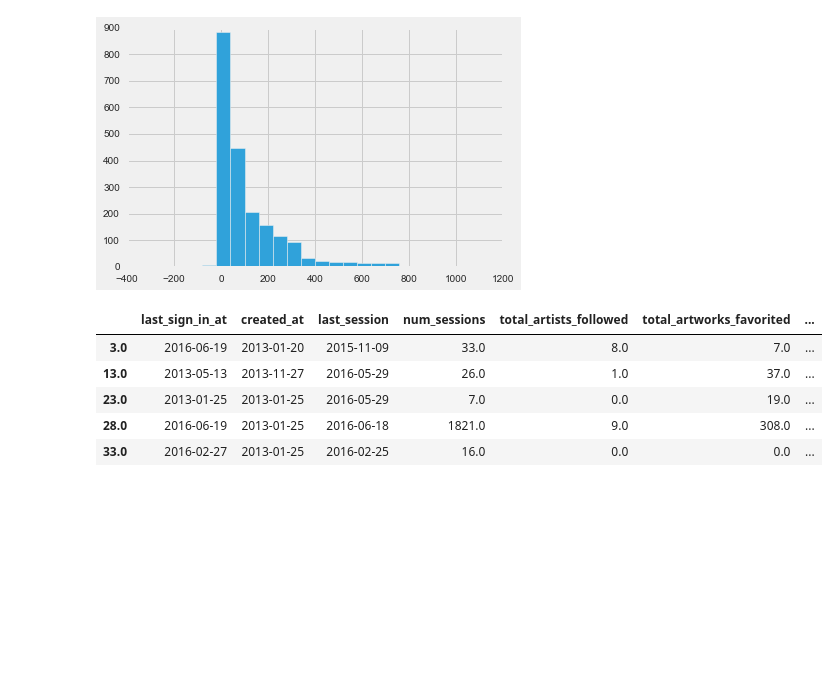
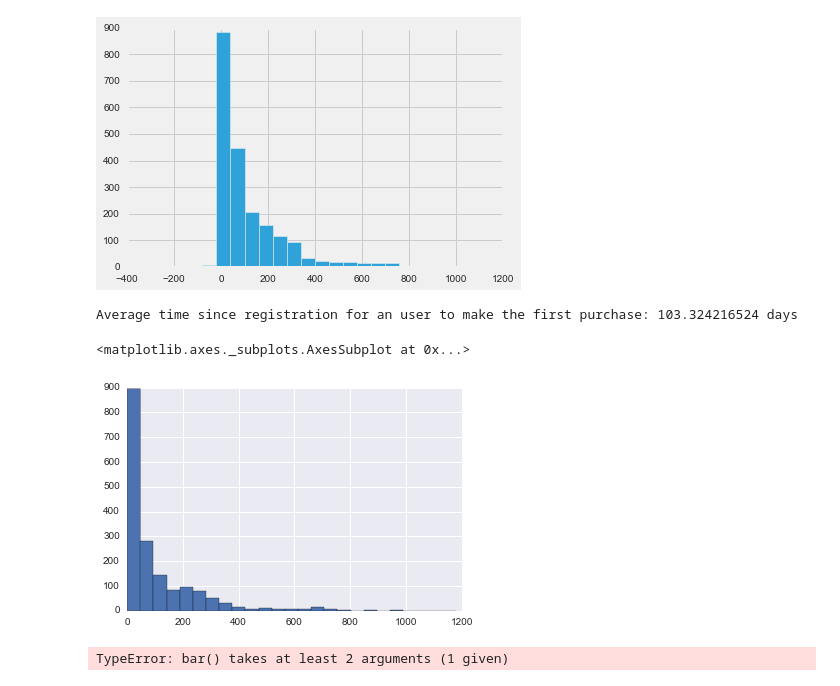
Before and after one commit to pauloarantes/art-project, a Jupyter notebook: clean_code_models.ipynb, the cells around one changed output. Cells and saved outputs as stored; diff of their text form; code cells hidden in the pictures; blank space fills up the shorter version.

```diff
--- a/clean_code_models.ipynb
+++ b/clean_code_models.ipynb
@@ -891,12 +908,23 @@ with plt.style.context('fivethirtyeight'):
     pc.diff_acc_to_purchase.hist(bins=25)
 # %% [output]
 [figure]
-# %%
-merged_df.head()
-# %% [output]
-|  | last_sign_in_at | created_at | last_session | num_sessions | total_artists_followed | total_artworks_favorited | ... |
-| 3.0 | 2016-06-19 | 2013-01-20 | 2015-11-09 | 33.0 | 8.0 | 7.0 | ... |
-| 13.0 | 2013-05-13 | 2013-11-27 | 2016-05-29 | 26.0 | 1.0 | 37.0 | ... |
-| 23.0 | 2013-01-25 | 2013-01-25 | 2016-05-29 | 7.0 | 0.0 | 19.0 | ... |
-| 28.0 | 2016-06-19 | 2013-01-25 | 2016-06-18 | 1821.0 | 9.0 | 308.0 | ... |
-| 33.0 | 2016-02-27 | 2013-01-25 | 2016-02-25 | 16.0 | 0.0 | 0.0 | ... |
+# %%
+tmp = pc[['diff_acc_to_purchase', 'total_spent']]
+# %%
+def negative_to_zero(x):
+    if x < 0:
+        return 0
+    else:
+        return x
+# %%
+tmp.diff_acc_to_purchase = tmp.diff_acc_to_purchase.apply(lambda x: negative_to_zero(x))
+# %%
+tmp = tmp.groupby(tmp.index).agg({'diff_acc_to_purchase': np.min})
+print "Average time since registration for an user to make the first purchase:", tmp.diff_acc_to_purchase.mean(), "days"
+# %% [output]
+Average time since registration for an user to make the first purchase: 103.324216524 days
+# %%
+tmp.diff_acc_to_purchase.hist(bins=25)
+# %% [output]
+<matplotlib.axes._subplots.AxesSubplot at 0x...>
+[figure, added]
@@ -902,0 +933,5 @@ merged_df.head()
+# %%
+with plt.style.context('fivethirtyeight'):
+    plt.plot(tmp.diff_acc_to_purchase)
+# %% [output]
+TypeError: bar() takes at least 2 arguments (1 given)
```
Also changed, not shown: parts of 10 cells of this notebook, 7 other files.
